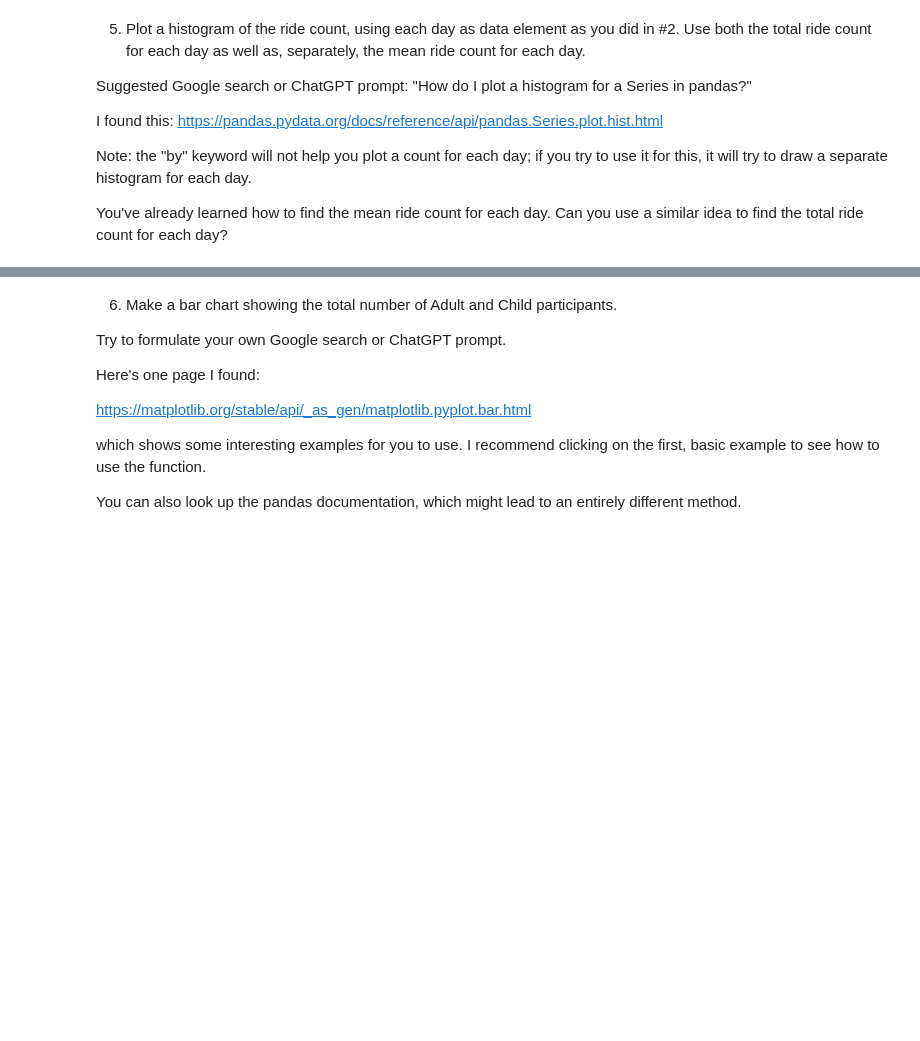
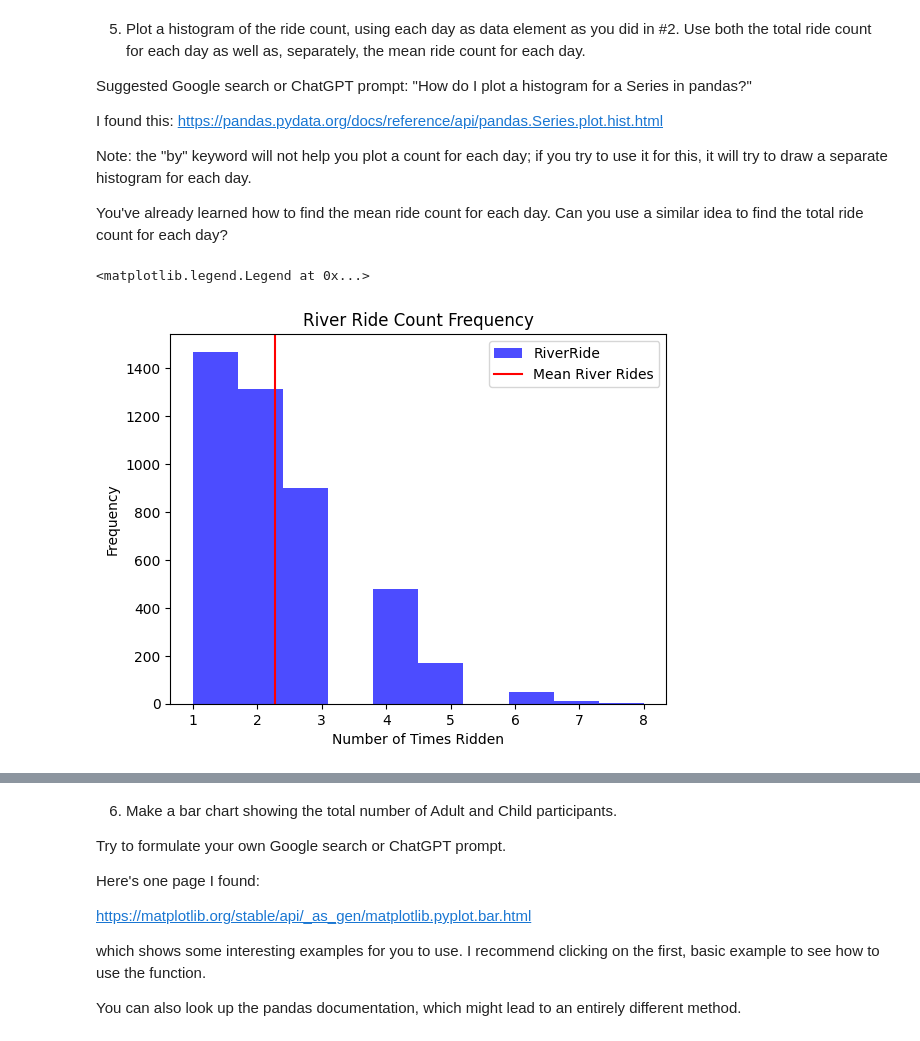
Before and after one commit to els246/2025-spring-B2, a Jupyter notebook: OMDS-ModB2-Week3-Stiller-Emma.ipynb, the cells around one changed output, grey strips where cells are left out. Drawn from its saved outputs; the diff is of its cells as text; code cells hidden in the pictures; blank space fills up the shorter version.

```diff
--- a/OMDS-ModB2-Week3-Stiller-Emma.ipynb
+++ b/OMDS-ModB2-Week3-Stiller-Emma.ipynb
@@ -253,18 +255,19 @@ https://pandas.pydata.org/pandas-docs/dev/reference/api/pandas.Series.var.html
 https://pandas.pydata.org/docs/reference/api/pandas.Series.std.html
 # %%
 df['VisitDate']= pd.to_datetime(df['VisitDate'])
-df.drop(columns=['VisitDate'], inplace=True)
-martian = df.groupby('MartianRide')
+df_copy = df.copy()
+df_copy.drop(columns=['VisitDate'], inplace=True)
+martian = df_copy.groupby('MartianRide')
 martian_std = martian.std()
 martian_var = martian.var()
 print(martian_std)
 
-river = df.groupby('RiverRide')
+river = df_copy.groupby('RiverRide')
 river_std = river.std()
 river_var = river.var()
 print(river_std)
 
-teacup = df.groupby('TeacupRide')
+teacup = df_copy.groupby('TeacupRide')
 teacup_std = teacup.std()
 teacup_var = teacup.var()
 print(teacup_std)
@@ -330,3 +332,11 @@ I found this: https://pandas.pydata.org/docs/reference/api/pandas.Series.plot.hi
 Note: the "by" keyword will not help you plot a count for each day; if you try to use it for this, it will try to draw a separate histogram for each day.
 
 You've already learned how to find the mean ride count for each day.  Can you use a similar idea to find the total ride count for each day?
+# %%
+df['date_of_visit'] = pd.to_datetime(df['VisitDate'])
+river_counts_per_day = df.groupby('date_of_visit')['RiverRide'].count()
+river_means_per_day = river_counts_per_day.mean()
+martian_counts_per_day = df.groupby('date_of_visit')['MartianRide'].count()
+martian_means_per_day = martian_counts_per_day.mean()
+teacup_counts_per_day = df.groupby('date_of_visit')['TeacupRide'].count()
+teacup_means_per_day = teacup_counts_per_day.mean()
@@ -332,0 +345,11 @@ You've already learned how to find the mean ride count for each day.  Can you us
+# %%
+# river rides histogram
+river_counts = pd.Series(river_counts_per_day)
+river_counts.plot.hist(bins=10, alpha=0.7, color='blue', title='River Ride Count Frequency')
+river_means = river_means_per_day
+plt.axvline(river_means_per_day, color='red', label='Mean River Rides')
+plt.xlabel('Number of Times Ridden')
+plt.legend()
+# %% [output]
+<matplotlib.legend.Legend at 0x...>
+[figure, added]
```
Also changed, not shown: parts of 9 cells of this notebook.
